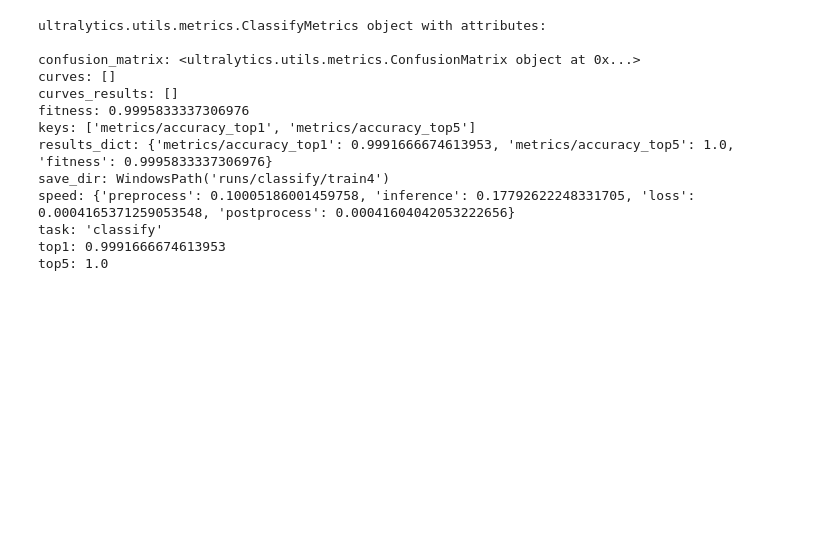
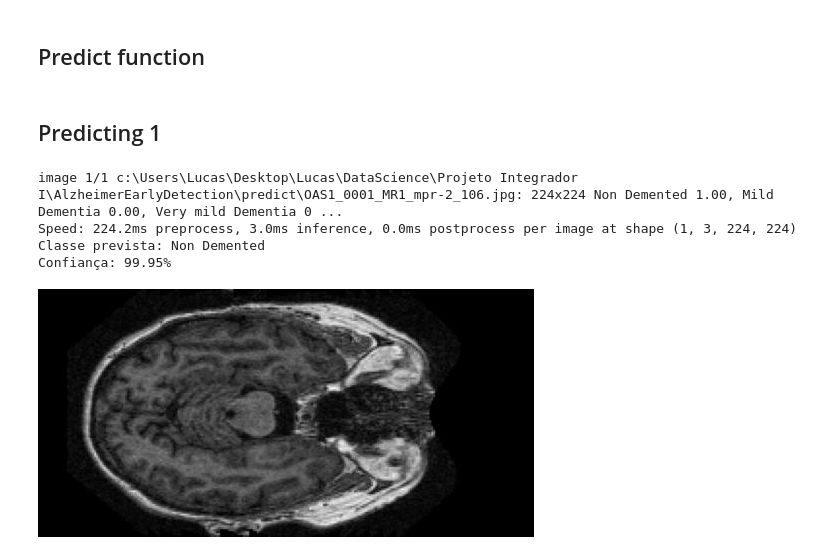
Before and after one commit to lucasnobsob/AlzheimerEarlyDetection, a Jupyter notebook: notebook.ipynb, the cells around one changed output. Saved outputs shown, nothing was run; the diff lists cells and outputs as text; code cells hidden in the pictures; blank space fills up the shorter version.

```diff
--- a/notebook.ipynb
+++ b/notebook.ipynb
@@ -52,19 +55,44 @@ Starting training for 20 epochs...
-# %%
-# Avaliar no conjunto de teste
-#metrics = md.val(data='C:\\Users\\Lucas\\Desktop\\Lucas\\DataScience\\Projeto Integrador I\\AlzheimerEarlyDetection\\datasets')
-#print(metrics)
-md
-# %% [output]
-ultralytics.utils.metrics.ClassifyMetrics object with attributes:
-
-confusion_matrix: <ultralytics.utils.metrics.ConfusionMatrix object at 0x...>
-curves: []
-curves_results: []
-fitness: 0.9995833337306976
-keys: ['metrics/accuracy_top1', 'metrics/accuracy_top5']
-results_dict: {'metrics/accuracy_top1': 0.9991666674613953, 'metrics/accuracy_top5': 1.0, 'fitness': 0.9995833337306976}
-save_dir: WindowsPath('runs/classify/train4')
-speed: {'preprocess': 0.10005186001459758, 'inference': 0.17792622248331705, 'loss': 0.0004165371259053548, 'postprocess': 0.00041604042053222656}
-task: 'classify'
-top1: 0.9991666674613953
-top5: 1.0
+# %% [markdown]
+## Predict function
+# %%
+from ultralytics import YOLO
+from PIL import Image
+import os
+
+# Caminho da pasta atual
+current_directory = os.getcwd()
+
+# Carregar o modelo treinado
+model = YOLO('runs/classify/train/weights/best.pt')  # Substitua pelo caminho para o modelo treinado
+
+def Predict(img_path):
+    # Caminho para a imagem que será classificada
+    image_path = os.path.join(current_directory, img_path)
+
+    # Fazer a inferência
+    results = model(image_path)
+
+    # Obter a classe prevista e a probabilidade
+    predicted_class = results[0].probs.top1  # Classe com maior probabilidade
+    confidence = results[0].probs.top1conf.item()  # Confiança associada
+
+    # Obter os nomes das classes (mapeados automaticamente do dataset)
+    class_names = model.names
+
+    # Exibir o resultado
+    print(f"Classe prevista: {class_names[predicted_class]}")
+    print(f"Confiança: {confidence * 100:.2f}%")
+
+    # Opcional: Mostrar a imagem classificada
+    image = Image.open(image_path)
+    display(image)
+# %% [markdown]
+## Predicting 1
+# %%
+Predict("predict\\OAS1_0001_MR1_mpr-2_106.jpg")
+# %% [output]
+image 1/1 c:\Users\Lucas\Desktop\Lucas\DataScience\Projeto Integrador I\AlzheimerEarlyDetection\predict\OAS1_0001_MR1_mpr-2_106.jpg: 224x224 Non Demented 1.00, Mild Dementia 0.00, Very mild Dementia 0 ...
+Speed: 224.2ms preprocess, 3.0ms inference, 0.0ms postprocess per image at shape (1, 3, 224, 224)
+Classe prevista: Non Demented
+Confiança: 99.95%
+[figure, added]
```
Also changed, not shown: parts of 9 cells of this notebook.
